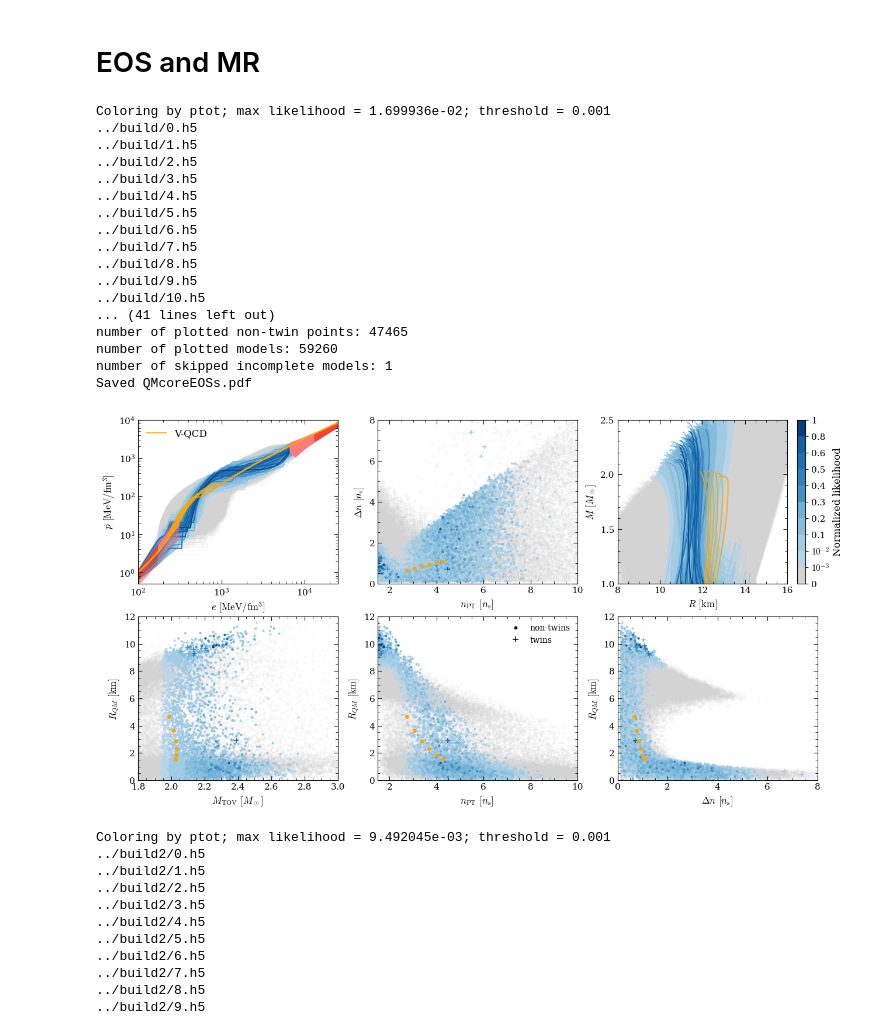
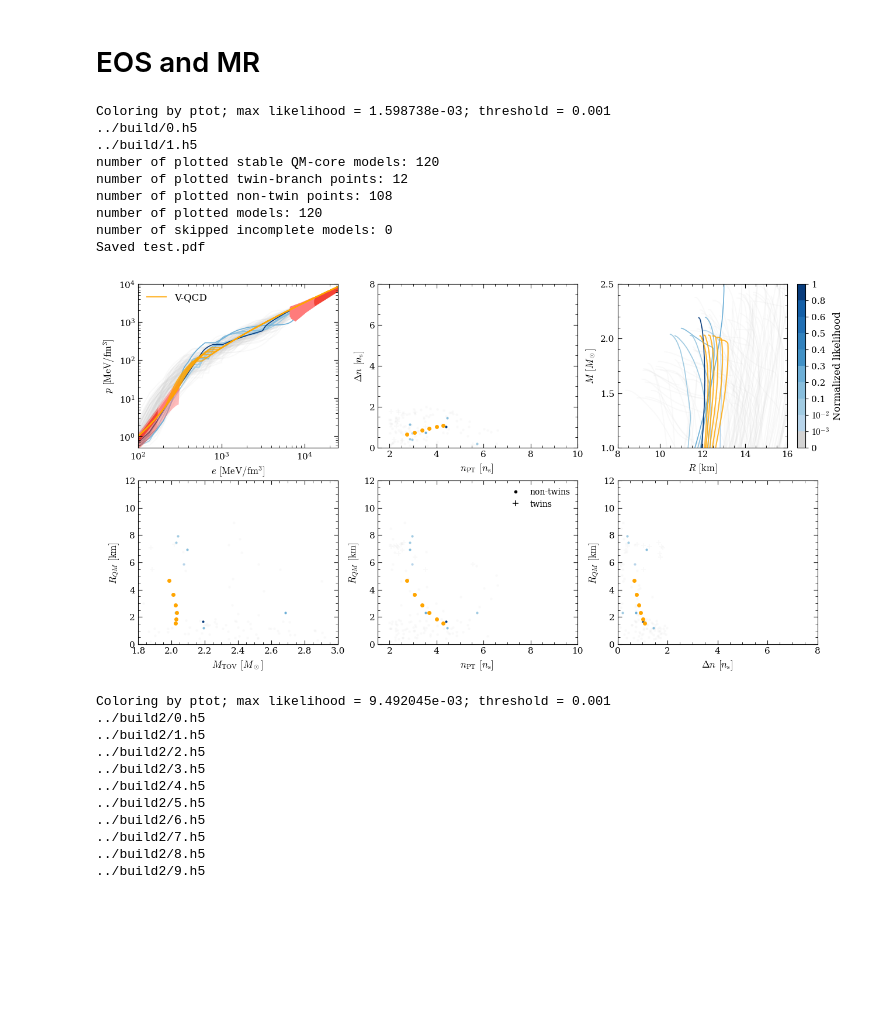
Before and after one commit to EckerChristian/EOSsampler, a Jupyter notebook: scripts/plots.ipynb, the cells around one changed output. Saved outputs shown, nothing was run; the diff lists cells and outputs as text; code cells hidden in the pictures; blank space fills up the shorter version.

```diff
--- a/scripts/plots.ipynb
+++ b/scripts/plots.ipynb
@@ -40,9 +40,9 @@ from modules import functions as f
 INPUT_DIR = Path("../build")
 FILE_PREFIX = ""
 FILE_START_INDEX=0
-NUM_FILES = 50
-NEOS = 10000  # set to None to auto-detect numeric groups in each file
-OUTPUT = "QMcoreEOSs.pdf"
+NUM_FILES = 2
+NEOS = 100  # set to None to auto-detect numeric groups in each file
+OUTPUT = "test.pdf"
 
 # Use "ptot" for the full posterior. Alternatives: "pGW_xray", "pGW", "pM".
 COLOR_BY = "ptot"
@@ -507,49 +507,41 @@ def add_vqcd_overlay(axs):
                 p_data = read_array(h5, f"{base}/EOS/p") * gev4_to_mevfm3
                 e_data = read_array(h5, f"{base}/EOS/e") * gev4_to_mevfm3
                 npt = read_scalar(h5, f"{base}/params/nPT") * gev3_to_invfm3 / ns
                 dn = read_scalar(h5, f"{base}/params/Dn") * gev3_to_invfm3 / ns
             except Exception:
                 continue
 
             label = "V-QCD" if j == 0 else None
             axs[0, 0].plot(e_data, p_data, color="orange", linewidth=1.5, zorder=2, alpha=0.8, label=label)
             axs[0, 1].plot(npt, dn, marker="o", color="orange", markersize=5, markeredgewidth=0, zorder=2)
             axs[0, 2].plot(R, M, color="orange", linewidth=1.5, zorder=2, alpha=0.8)
             axs[1, 0].plot(Mtov, RqmTOV, marker="o", color="orange", markersize=5, markeredgewidth=0, zorder=2)
             axs[1, 1].plot(npt, RqmTOV, marker="o", color="orange", markersize=5, markeredgewidth=0, zorder=2)
             axs[1, 2].plot(dn, RqmTOV, marker="o", color="orange", markersize=5, markeredgewidth=0, zorder=2)
 
 
 def add_eos_constraint_regions(axs):
     axs[0, 0].fill(u.cs2boundary[:, 0], u.cs2boundary[:, 1], zorder=1.4, facecolor=u.cs2_color, edgecolor=None)
     axs[0, 0].fill(u.pQCDpoints[:, 0], u.pQCDpoints[:, 1], facecolor=u.pQCD_color, edgecolor=None, zorder=1.5)
     axs[0, 0].fill(u.boundary_ep_1ns_1s[:, 0], u.boundary_ep_1ns_1s[:, 1], facecolor=u.CET_1ns_color, edgecolor=None, zorder=1.5, alpha=1)
     axs[0, 0].fill(u.boundary_ep_2ns_1s[:, 0], u.boundary_ep_2ns_1s[:, 1], facecolor=u.CET_2ns_color, edgecolor=None, zorder=1.5, alpha=1)
     axs[0, 0].fill(u.boundary_ep_1ns_2s[:, 0], u.boundary_ep_1ns_2s[:, 1], facecolor=u.CET_1ns_color, edgecolor=None, zorder=1.5, alpha=0.5)
     axs[0, 0].fill(u.boundary_ep_2ns_2s[:, 0], u.boundary_ep_2ns_2s[:, 1], facecolor=u.CET_2ns_color, edgecolor=None, zorder=1.5, alpha=0.5)
 
 
 if __name__ == "__main__":
     plot_results()
 # %% [output]
-Coloring by ptot; max likelihood = 1.699936e-02; threshold = 0.001
+Coloring by ptot; max likelihood = 1.598738e-03; threshold = 0.001
 ../build/0.h5
 ../build/1.h5
-../build/2.h5
-../build/3.h5
-../build/4.h5
-../build/5.h5
-../build/6.h5
-../build/7.h5
-../build/8.h5
-../build/9.h5
-../build/10.h5
-... (41 lines left out)
-number of plotted non-twin points: 47465
-number of plotted models: 59260
-number of skipped incomplete models: 1
-Saved QMcoreEOSs.pdf
+number of plotted stable QM-core models: 120
+number of plotted twin-branch points: 12
+number of plotted non-twin points: 108
+number of plotted models: 120
+number of skipped incomplete models: 0
+Saved test.pdf
-[figure, old version]
+[figure, new version]
 # %%
 #!/usr/bin/env python3
 """
```
Also changed, not shown: parts of 3 cells of this notebook, 1 other file.
